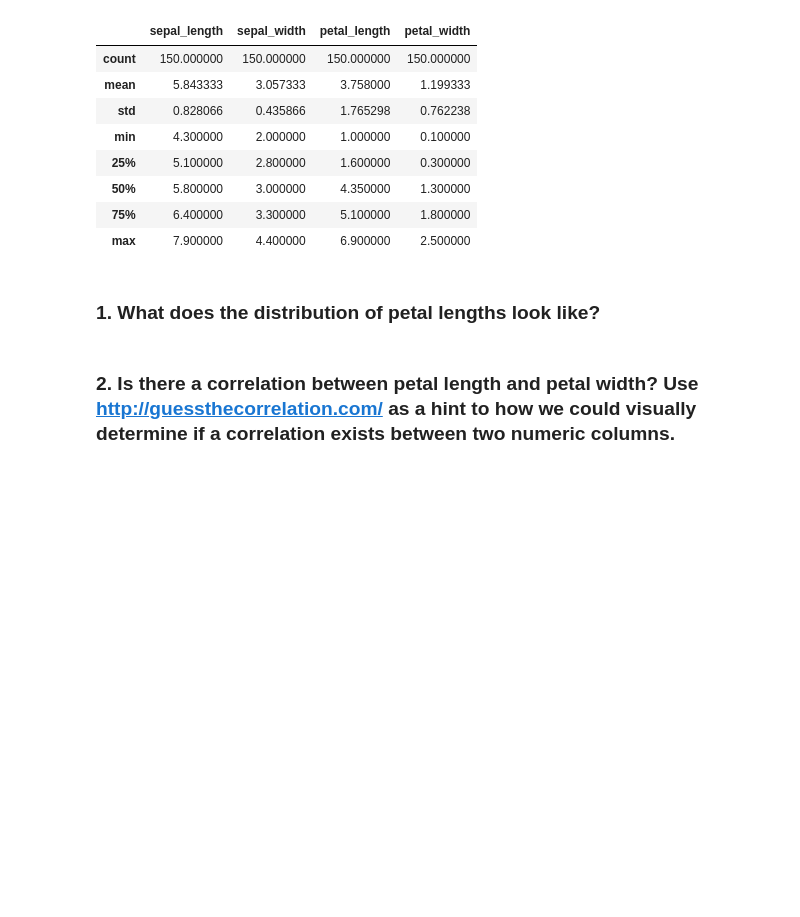
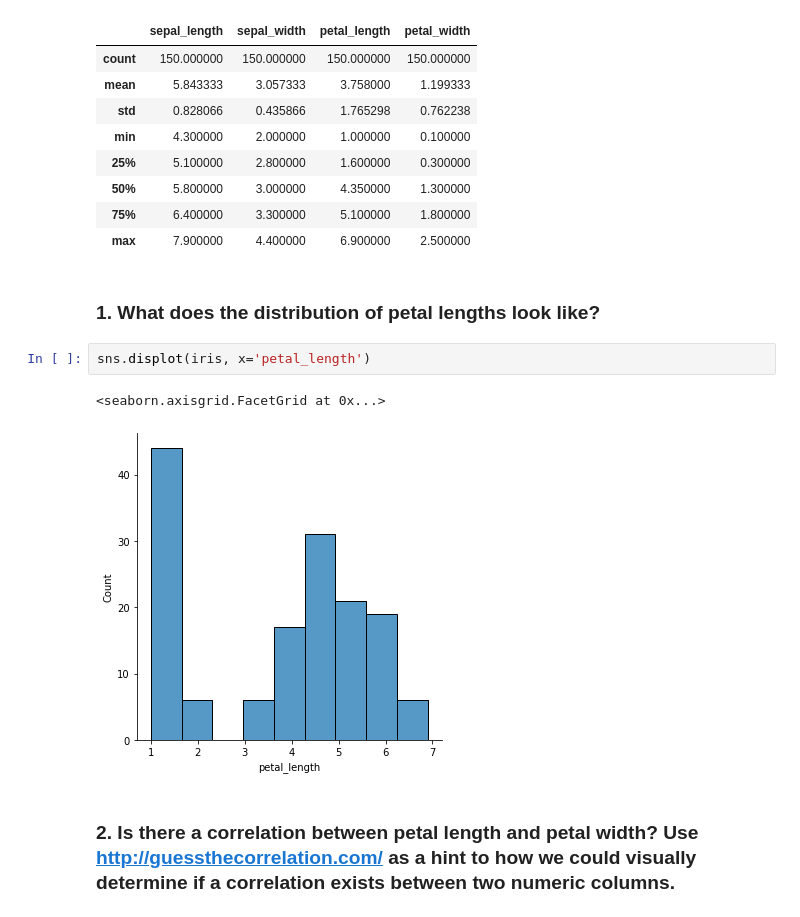
Before and after one commit to markydoug/numpy-pandas-visualization-exercises, a Jupyter notebook: seaborn_exercises.ipynb, the cells around one changed output. Cells and saved outputs as stored; diff of their text form; blank space fills up the shorter version.

```diff
--- a/seaborn_exercises.ipynb
+++ b/seaborn_exercises.ipynb
@@ -46,5 +46,10 @@ iris.describe()
 | max | 7.900000 | 4.400000 | 6.900000 | 2.500000 |
 # %% [markdown]
 ### 1. What does the distribution of petal lengths look like?
+# %%
+sns.displot(iris, x='petal_length')
+# %% [output]
+<seaborn.axisgrid.FacetGrid at 0x...>
+[figure, added]
 # %% [markdown]
 ### 2. Is there a correlation between petal length and petal width? Use http://guessthecorrelation.com/ as a hint to how we could visually determine if a correlation exists between two numeric columns.
```
Also changed, not shown: parts of 34 cells of this notebook.
